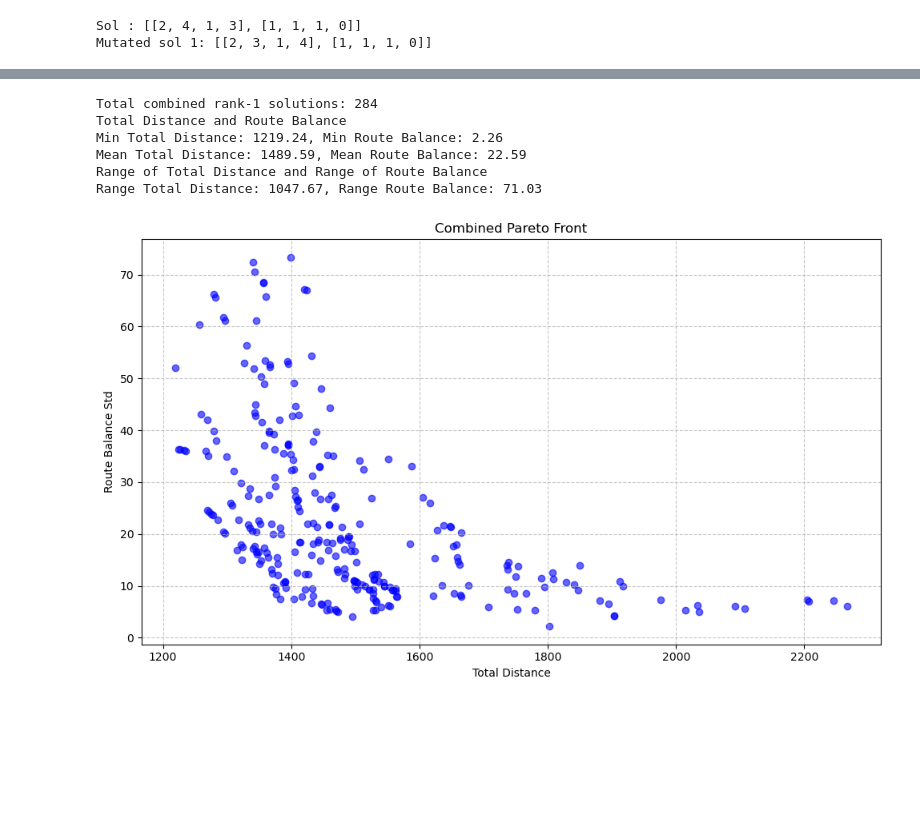
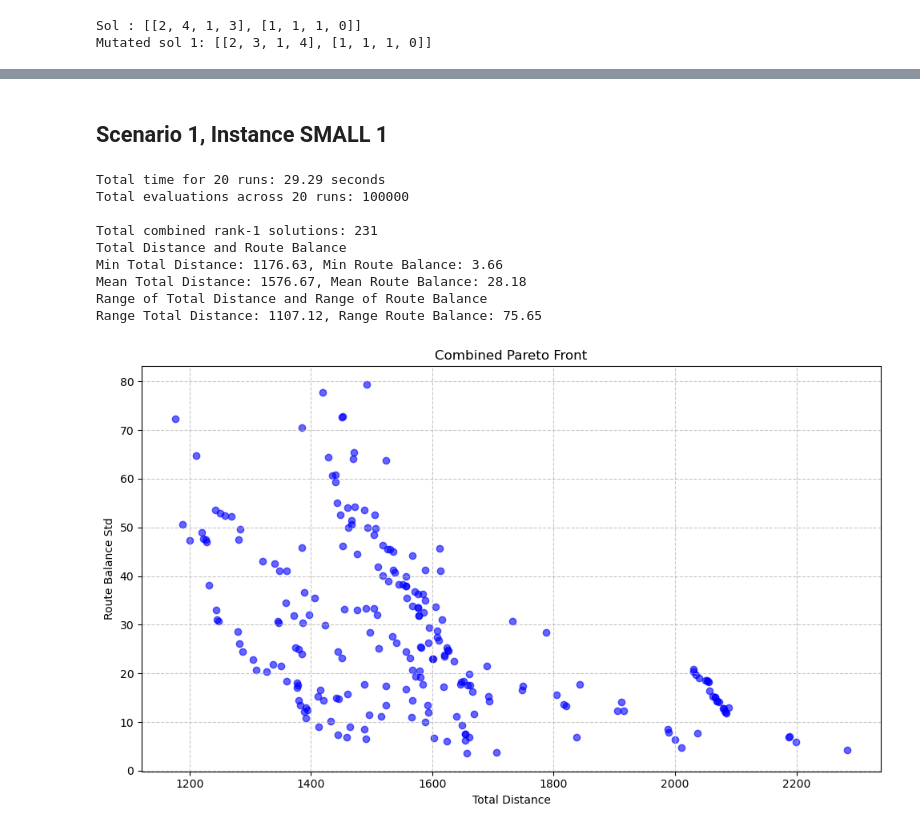
Before and after one commit to emibk/ACIT4160-1-Assignment-2, a Jupyter notebook: NSGA-2.ipynb, the cells around one changed output, grey strips where cells are left out. Cells and saved outputs as stored; diff of their text form; code cells hidden in the pictures; blank space fills up the shorter version.

Commit message:
NSGA final results and updated readme

```diff
--- a/NSGA-2.ipynb
+++ b/NSGA-2.ipynb
@@ -1480,6 +1497,7 @@ class NSGA2:
         self.population_history = []
         self.instance = instance
         self.n_vehicles = n_vehicles
+        self.evaluations = 0
 
     def initialize_population(self):
         """
@@ -1496,6 +1514,7 @@ class NSGA2:
 
         for solution in population:
             solution.objectives = [f(solution.x, self.instance, self.n_vehicles) for f in self.objective_functions]
+            self.evaluations += 1
 
     def dominates(self, sol1, sol2):
         """
@@ -1536,9 +1555,9 @@ class NSGA2:
             p.domination_count = 0
             p.dominated_solutions = []
             for q in population:
-                if dominates(p, q):
+                if self.dominates(p, q):
                     p.dominated_solutions.append(q)
-                elif dominates(q, p):
+                elif self.dominates(q, p):
                     p.domination_count += 1
             if p.domination_count == 0:
                 p.rank = 1
@@ -1701,12 +1735,16 @@ instance_x = vrplib.read_instance("data/X-n101-k25.vrp")
+# %% [markdown]
+## Scenario 1, Instance SMALL 1
 # %%
 import random
 import numpy as np
 import matplotlib.pyplot as plt
+import time
 
-
-def run_multiple_experiments(instance, n_vehicles, runs=20, pop_size=100, n_generations=80,
+def run_multiple_experiments(instance, n_vehicles, runs=20, pop_size=50, n_generations=50,
                              crossover_rate=0.9, mutation_rate=0.1):
     all_solutions = []
+    start_time = time.time()
+    total_evaluations = 0
 
     for seed in range(runs):
         random.seed(seed)
@@ -1721,10 +1759,12 @@ def run_multiple_experiments(instance, n_vehicles, runs=20, pop_size=100, n_gene
                       n_vehicles=n_vehicles)
 
         final_population = nsga2.run()
+        total_evaluations += nsga2.evaluations
 
         # Collect rank-1 solutions
         pareto_front = [p for p in final_population if p.rank == 1]
         all_solutions.extend(pareto_front)
+    elapsed_time = time.time() - start_time
 
     # Remove duplicates based on objective values
     objective_tuples = [tuple(sol.objectives) for sol in all_solutions]
@@ -1734,6 +1774,8 @@ def run_multiple_experiments(instance, n_vehicles, runs=20, pop_size=100, n_gene
         if t not in seen:
             unique_solutions.append(sol)
             seen.add(t)
+    print(f"\nTotal time for {runs} runs: {elapsed_time:.2f} seconds")
+    print(f"Total evaluations across {runs} runs: {total_evaluations}\n")
 
     return unique_solutions
 
@@ -1758,35 +1800,38 @@ print(f"Total combined rank-1 solutions: {len(combined_pareto)}")
 total_distances = [sol.objectives[0] for sol in combined_pareto]
 route_balance = [sol.objectives[1] for sol in combined_pareto]
 
 # Min total distance and route balance
 min_total_distance = min(total_distances)
 min_route_balance = min(route_balance)
 
 # Mean total distance and route balance
 mean_total_distance = np.mean(total_distances)
 mean_route_balance = np.mean(route_balance)
 
 print("Total Distance and Route Balance")
 print(f"Min Total Distance: {min_total_distance:.2f}, Min Route Balance: {min_route_balance:.2f}")
 print(f"Mean Total Distance: {mean_total_distance:.2f}, Mean Route Balance: {mean_route_balance:.2f}")
 
 
 
 
 # Range of objective values
 range_total_distance = max(total_distances) - min(total_distances)
 range_route_balance = max(route_balance) - min(route_balance)
 print("Range of Total Distance and Range of Route Balance")
 print(f"Range Total Distance: {range_total_distance:.2f}, Range Route Balance: {range_route_balance:.2f}")
 
 
 
 plot_pareto_front(combined_pareto)
 # %% [output]
-Total combined rank-1 solutions: 284
+Total time for 20 runs: 29.29 seconds
+Total evaluations across 20 runs: 100000
+
+Total combined rank-1 solutions: 231
 Total Distance and Route Balance
-Min Total Distance: 1219.24, Min Route Balance: 2.26
-Mean Total Distance: 1489.59, Mean Route Balance: 22.59
+Min Total Distance: 1176.63, Min Route Balance: 3.66
+Mean Total Distance: 1576.67, Mean Route Balance: 28.18
 Range of Total Distance and Range of Route Balance
-Range Total Distance: 1047.67, Range Route Balance: 71.03
+Range Total Distance: 1107.12, Range Route Balance: 75.65
-[figure, old version]
+[figure, new version]
```
Also changed, not shown: parts of 87 cells of this notebook, 5 other files.
